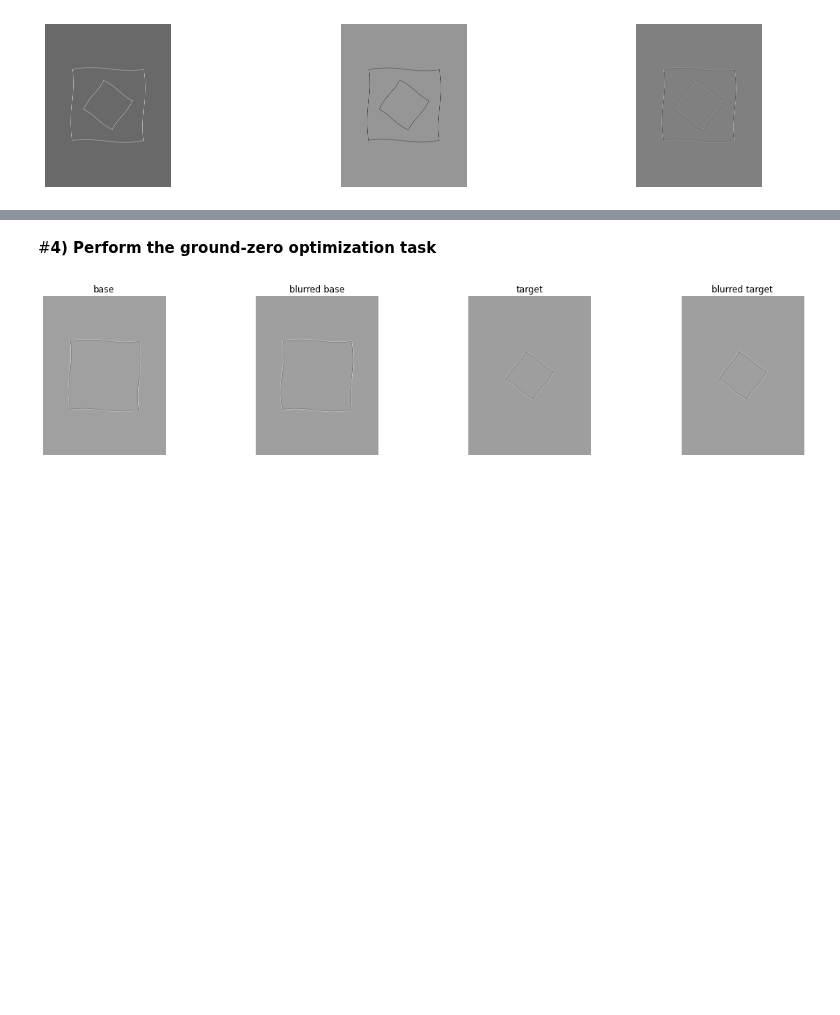
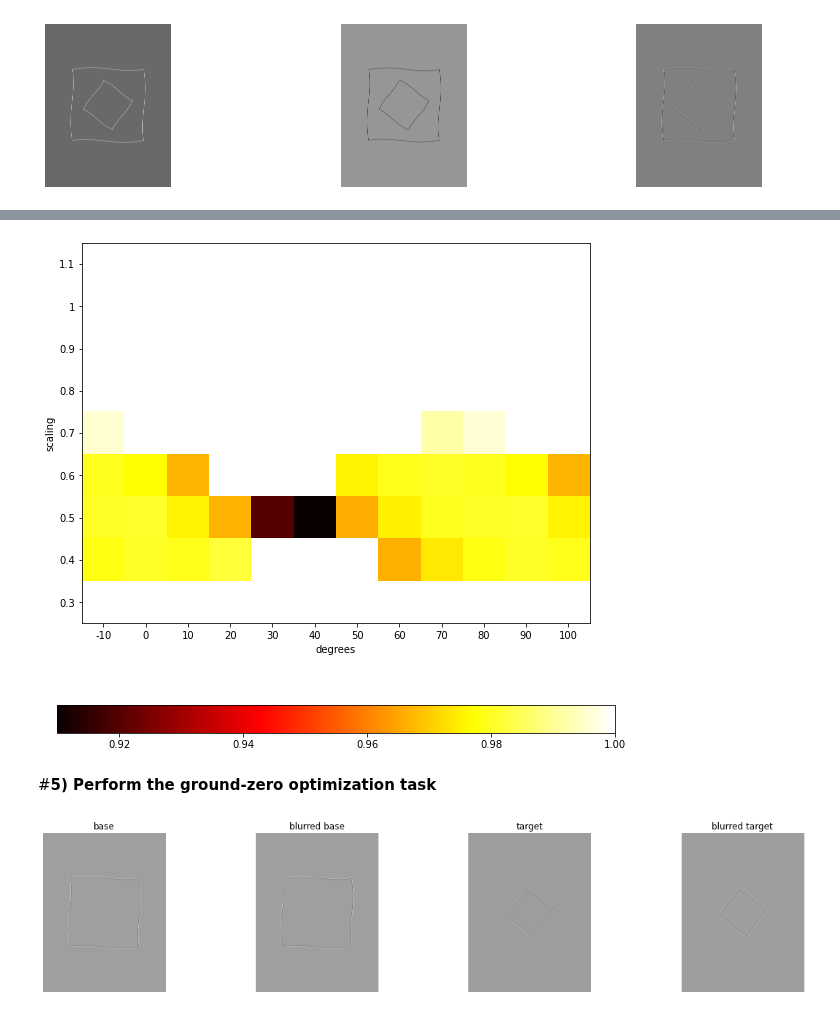
Before and after one commit to lcipolina/escher, a Jupyter notebook: optimization/optimization.ipynb, the cells around one changed output, grey strips where cells are left out. Drawn from its saved outputs; the diff is of its cells as text; code cells hidden in the pictures; blank space fills up the shorter version.

```diff
--- a/optimization/optimization.ipynb
+++ b/optimization/optimization.ipynb
@@ -291,0 +339,14 @@ plot_images(GENERATING_IMAGES)
+# %%
+# COST FUNCTION NUMBER TWO
+
+def optimize_image(deg, f, n, base_img,target_img):
+  # Compute the cosine distance or the 'new' custom loss
+  out = distance.cosine(target_img.reshape(-1,),
+                         rotate(scale(base_img,f),deg).reshape(-1,),
+                         )
+  history[n].append((deg, f, out))
+  return out
+
+view_surface()
+# %% [output]
+[figure, added]
@@ -292,5 +367,5 @@ plot_images(GENERATING_IMAGES)
 # %% [markdown]
-#<b>4) Perform the ground-zero optimization task</b>
+#<b>5) Perform the ground-zero optimization task</b>
 # %%
 sg=10 #blurred deviation
 VERSIE = 2
```
Also changed, not shown: parts of 10 cells of this notebook.
